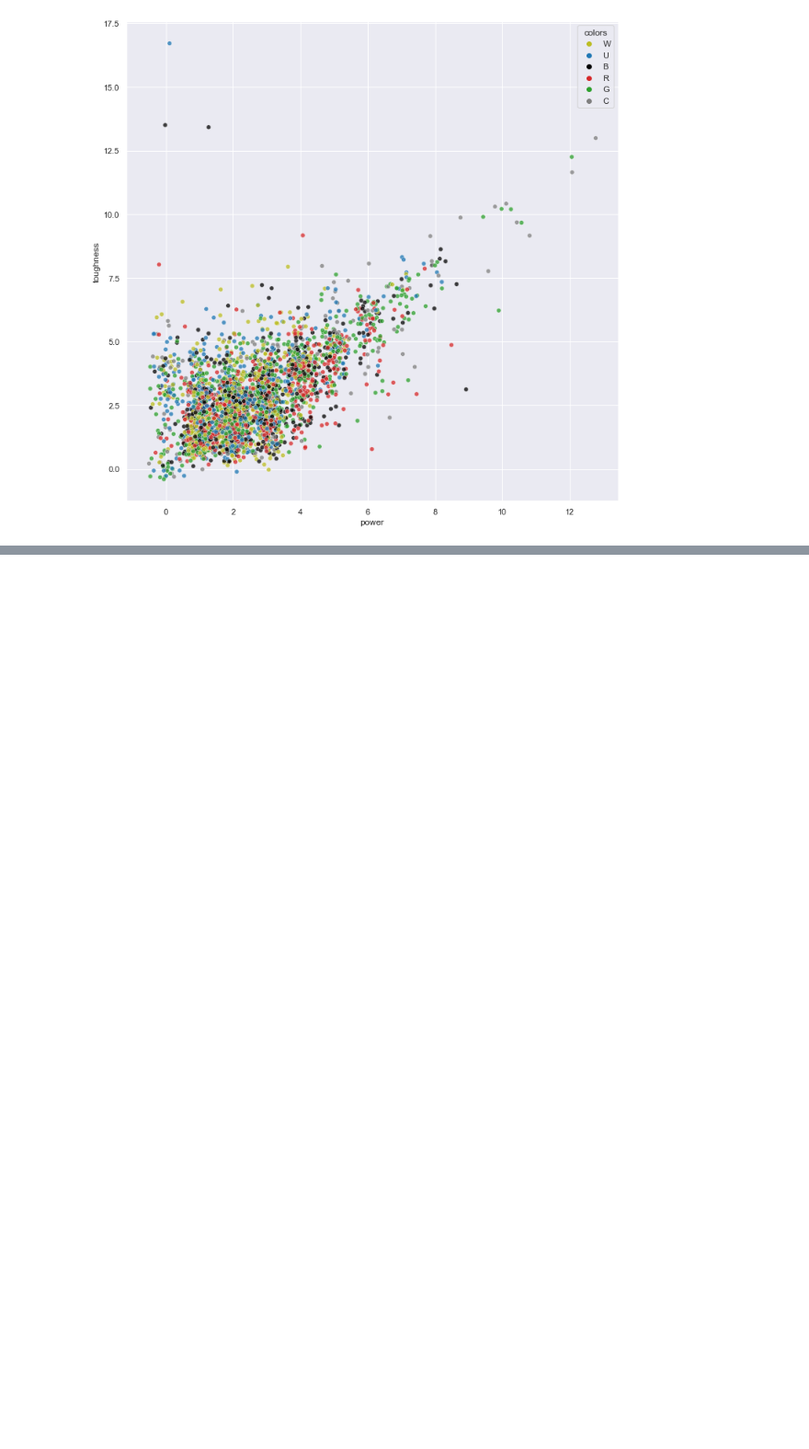
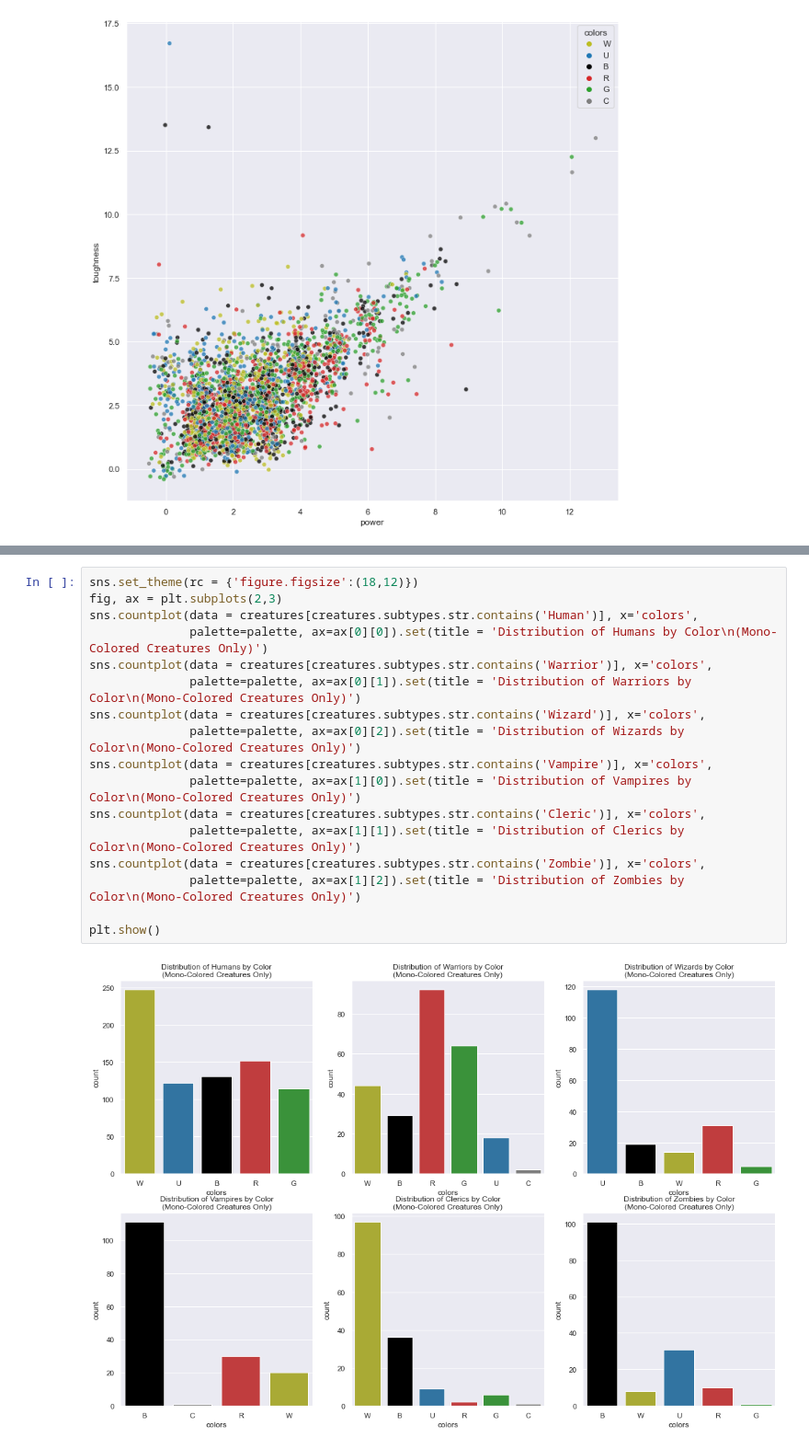
Before and after one commit to the-parthenon/data-capstone-mtg-regression, a Jupyter notebook: Exploratory_Analysis.ipynb, the cells around one changed output, grey strips where cells are left out. Shown at 92% size. Drawn from its saved outputs; the diff is of its cells as text; blank space fills up the shorter version.

```diff
--- a/Exploratory_Analysis.ipynb
+++ b/Exploratory_Analysis.ipynb
@@ -216,0 +253,19 @@ creatures.head()
+# %%
+sns.set_theme(rc = {'figure.figsize':(18,12)})
+fig, ax = plt.subplots(2,3)
+sns.countplot(data = creatures[creatures.subtypes.str.contains('Human')], x='colors',
+              palette=palette, ax=ax[0][0]).set(title = 'Distribution of Humans by Color\n(Mono-Colored Creatures Only)')
+sns.countplot(data = creatures[creatures.subtypes.str.contains('Warrior')], x='colors',
+              palette=palette, ax=ax[0][1]).set(title = 'Distribution of Warriors by Color\n(Mono-Colored Creatures Only)')
+sns.countplot(data = creatures[creatures.subtypes.str.contains('Wizard')], x='colors',
+              palette=palette, ax=ax[0][2]).set(title = 'Distribution of Wizards by Color\n(Mono-Colored Creatures Only)')
+sns.countplot(data = creatures[creatures.subtypes.str.contains('Vampire')], x='colors',
+              palette=palette, ax=ax[1][0]).set(title = 'Distribution of Vampires by Color\n(Mono-Colored Creatures Only)')
+sns.countplot(data = creatures[creatures.subtypes.str.contains('Cleric')], x='colors',
+              palette=palette, ax=ax[1][1]).set(title = 'Distribution of Clerics by Color\n(Mono-Colored Creatures Only)')
+sns.countplot(data = creatures[creatures.subtypes.str.contains('Zombie')], x='colors',
+              palette=palette, ax=ax[1][2]).set(title = 'Distribution of Zombies by Color\n(Mono-Colored Creatures Only)')
+
+plt.show()
+# %% [output]
+[figure, added]
```
Also changed, not shown: parts of 3 cells of this notebook, 4 other files.
